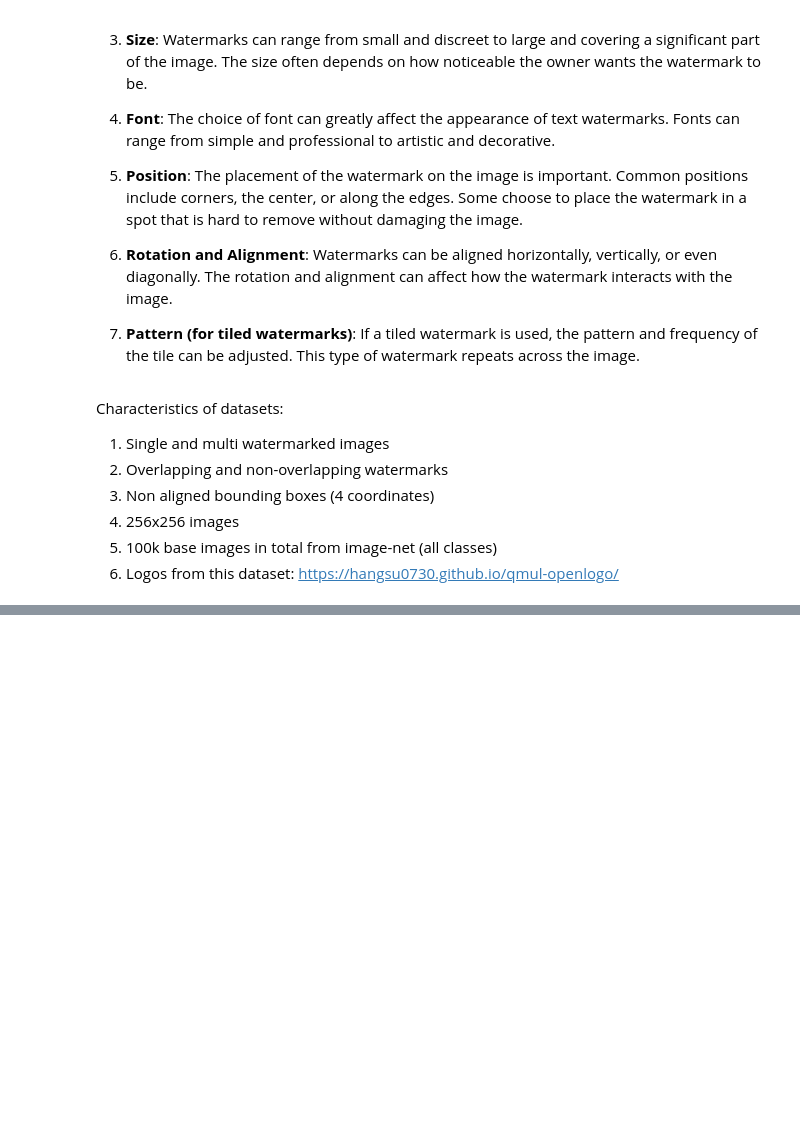
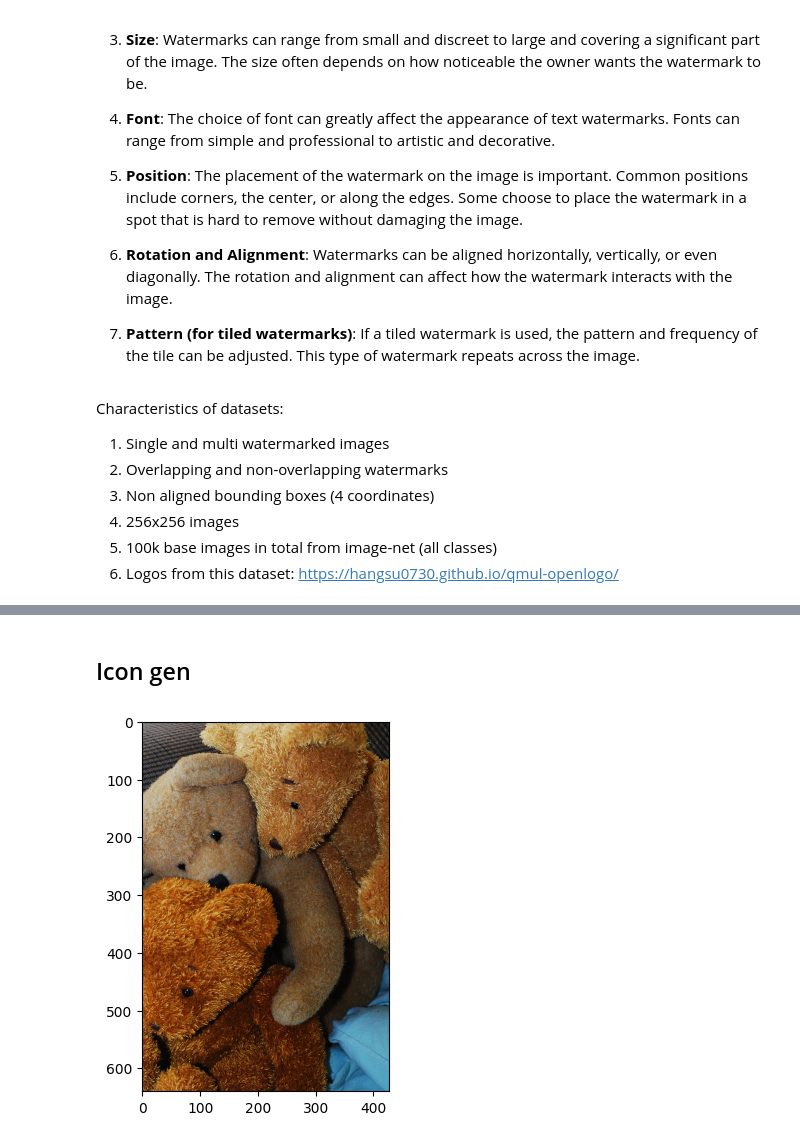
Before and after one commit to OrdinaryDev83/dnn-watermark, a Jupyter notebook: explo.ipynb, the cells around one changed output, grey strips where cells are left out. Saved outputs shown, nothing was run; the diff lists cells and outputs as text; code cells hidden in the pictures; blank space fills up the shorter version.

```diff
--- a/explo.ipynb
+++ b/explo.ipynb
@@ -202,0 +257,12 @@ np.save(os.path.join("data", "dataset", "y_data_watermarked.npy"), y_data_waterm
+# %% [markdown]
+## Icon gen
+# %%
+from matplotlib import pyplot as plt
+import numpy as np
+
+test_img = data[4]
+
+plt.imshow(test_img)
+plt.show()
+# %% [output]
+[figure, added]
```
Also changed, not shown: parts of 18 cells of this notebook, 1 other file.
